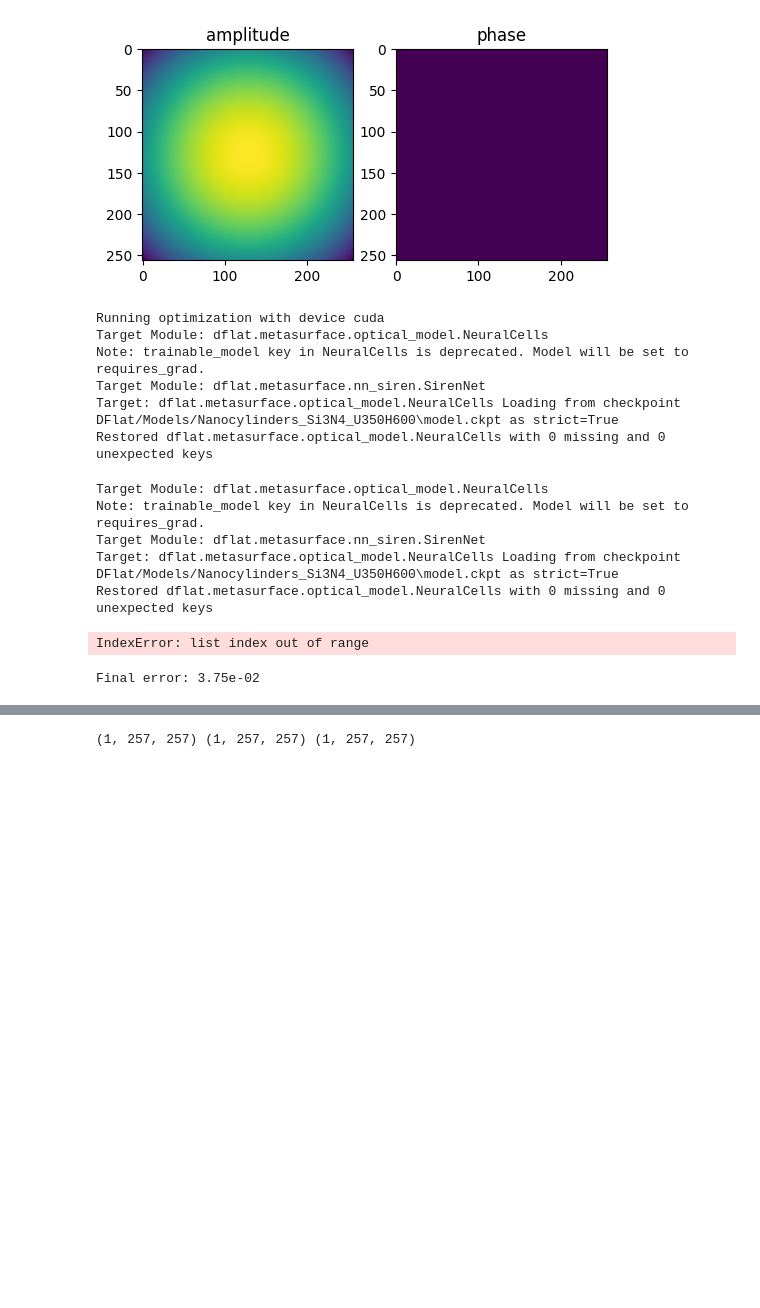
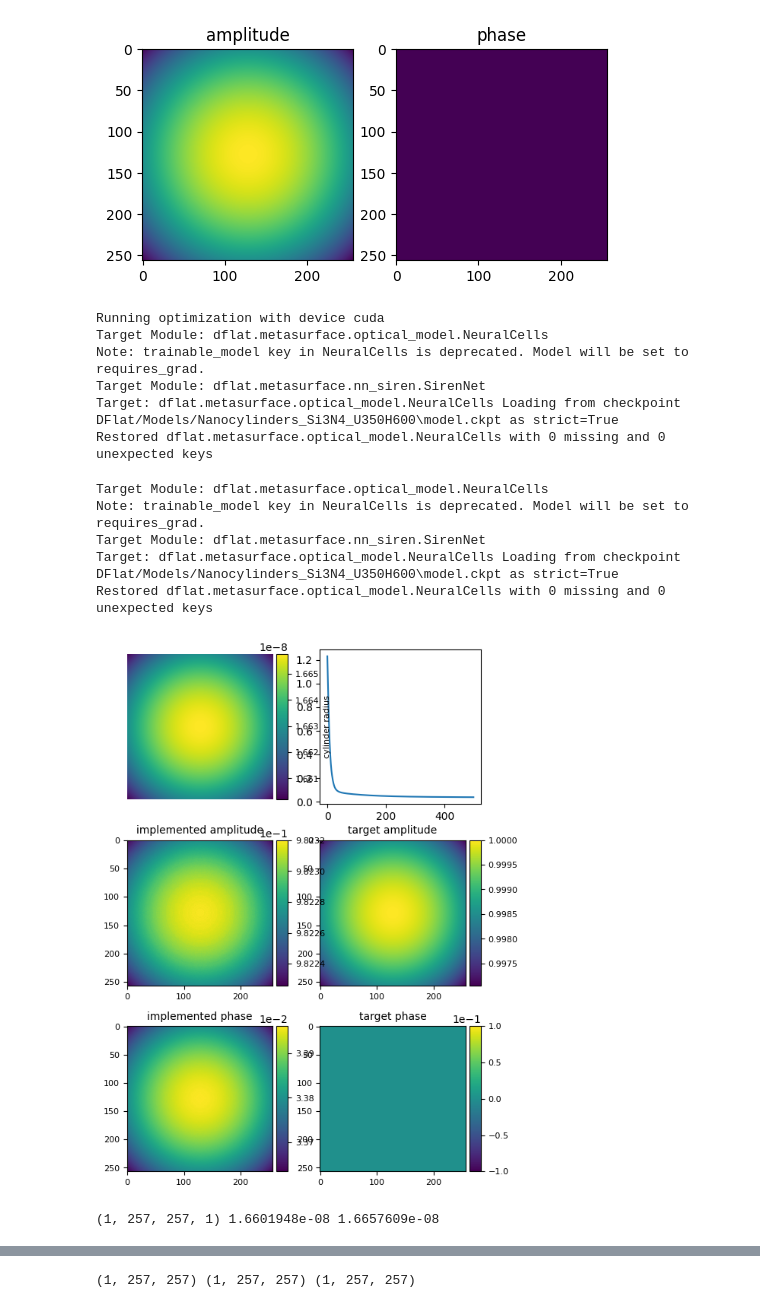
Before and after one commit to BillZhucn/DFlat, a Jupyter notebook: scripts/demo.ipynb, the cells around one changed output, grey strips where cells are left out. Drawn from its saved outputs; the diff is of its cells as text; code cells hidden in the pictures; blank space fills up the shorter version.

```diff
--- a/scripts/demo.ipynb
+++ b/scripts/demo.ipynb
@@ -47,37 +48,37 @@ p_norm, p, err = reverse_lookup_optimize(
 model = load_optical_model(model_name)
 model = model.to("cuda")
 
 est_amp, est_phase = model(p, np.array([600e-9]), pre_normalized=False)
 est_amp = est_amp.detach().cpu().numpy()
 est_phase = est_phase.detach().cpu().numpy()
 
 fig, ax = plt.subplots(3,2, figsize=(6,9))
 ax[0,0].imshow(p.squeeze())
-mp_format.format_plot(fig, ax[0,0], title="metasurface pattern", addcolorbar=True, setAspect="equal", cbartitle="cylinder radius")
+mp_format.format_plot(fig, ax[0,0], addcolorbar=True, setAspect="equal", cbartitle="cylinder radius")
 ax[0,0].axis('off')
-mp_format.format_plot(fig, ax[0,1], title="error")
+ax[0,1].plot(err)
 ax[1,0].imshow(est_amp.squeeze())
 mp_format.format_plot(fig, ax[1,0], title="implemented amplitude", addcolorbar=True, setAspect="equal")
 ax[1,1].imshow(amp.squeeze())
 mp_format.format_plot(fig, ax[1,1], title="target amplitude",  addcolorbar=True, setAspect="equal")
 ax[2,0].imshow(est_phase.squeeze())
 mp_format.format_plot(fig, ax[2,0], title="implemented phase", addcolorbar=True, setAspect="equal")
 ax[2,1].imshow(phase.squeeze())
 mp_format.format_plot(fig, ax[2,1], title="target phase", addcolorbar=True, setAspect="equal")
 # %% [output]
 Running optimization with device cuda
 Target Module: dflat.metasurface.optical_model.NeuralCells
 Note: trainable_model key in NeuralCells is deprecated. Model will be set to requires_grad.
 Target Module: dflat.metasurface.nn_siren.SirenNet
 Target: dflat.metasurface.optical_model.NeuralCells Loading from checkpoint DFlat/Models/Nanocylinders_Si3N4_U350H600\model.ckpt as strict=True
 Restored dflat.metasurface.optical_model.NeuralCells with 0 missing and 0 unexpected keys
 Target Module: dflat.metasurface.optical_model.NeuralCells
 Note: trainable_model key in NeuralCells is deprecated. Model will be set to requires_grad.
 Target Module: dflat.metasurface.nn_siren.SirenNet
 Target: dflat.metasurface.optical_model.NeuralCells Loading from checkpoint DFlat/Models/Nanocylinders_Si3N4_U350H600\model.ckpt as strict=True
 Restored dflat.metasurface.optical_model.NeuralCells with 0 missing and 0 unexpected keys
-IndexError: list index out of range
+[figure, added]
-# %%
-print(f"Final error: {err[-1]:.2e}")
-# %% [output]
-Final error: 3.75e-02
+# %%
+print(p.shape, p.min(), p.max())
+# %% [output]
+(1, 257, 257, 1) 1.6601948e-08 1.6657609e-08
```
Also changed, not shown: parts of 20 cells of this notebook, 18 other files.
